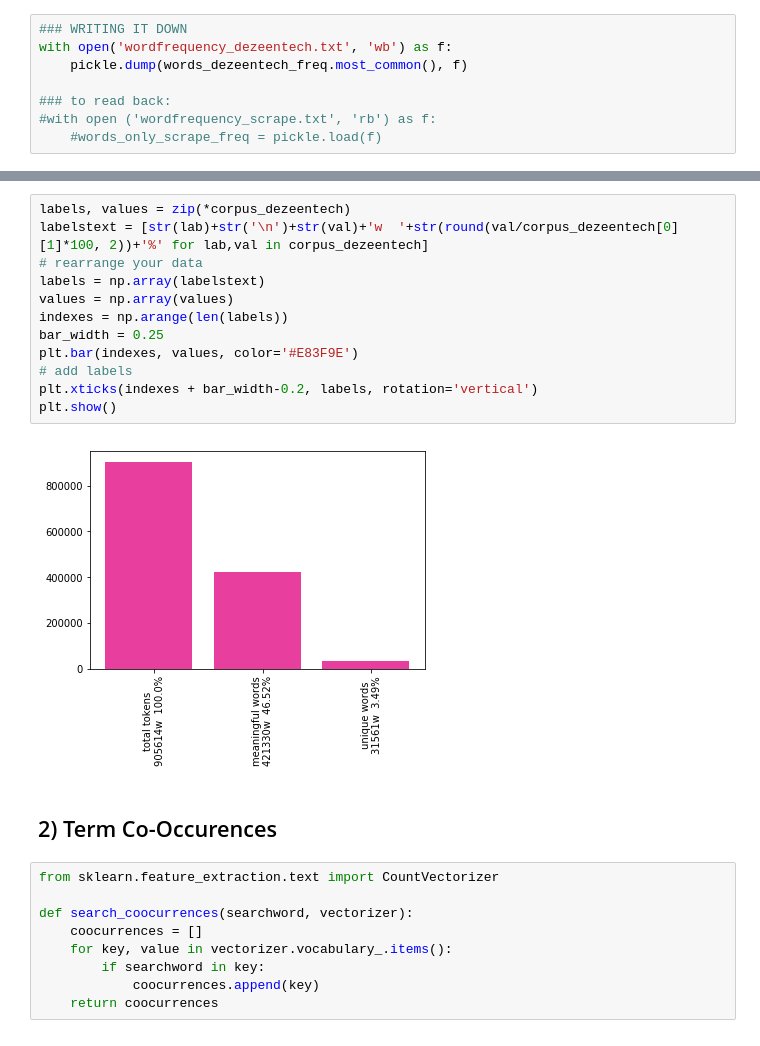
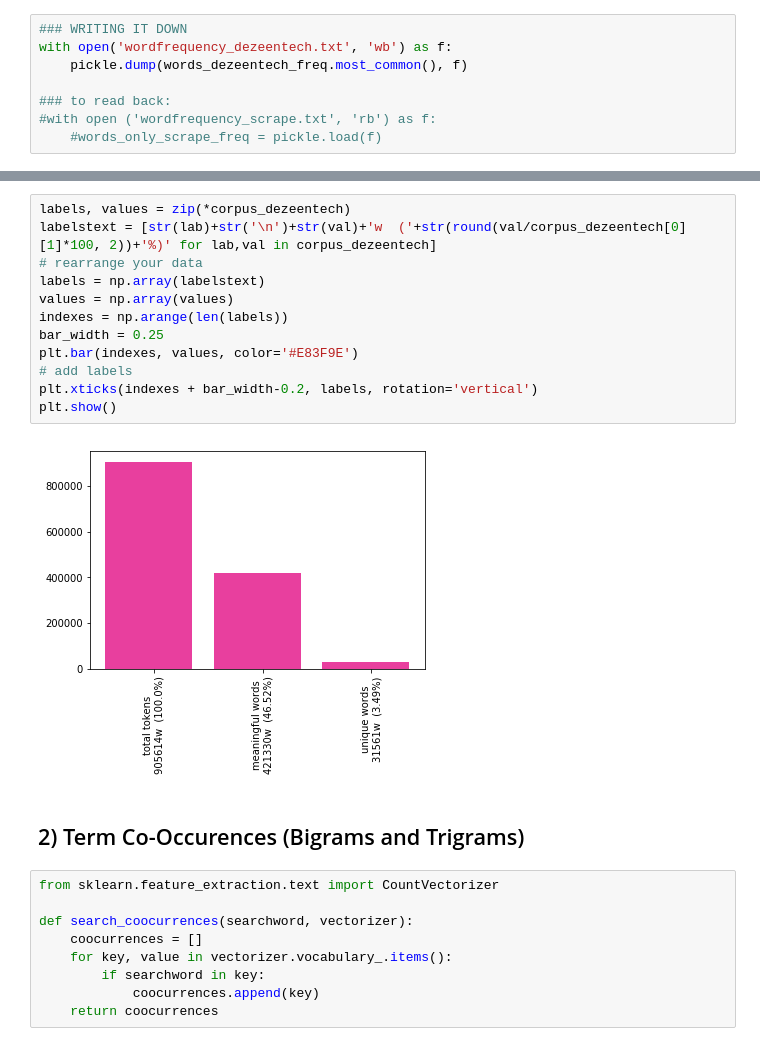
Before and after one commit to jazoza/architecturality, a Jupyter notebook: 03_text_analysis_other.ipynb, the cells around one changed output, grey strips where cells are left out. Saved outputs shown, nothing was run; the diff lists cells and outputs as text.

```diff
--- a/03_text_analysis_other.ipynb
+++ b/03_text_analysis_other.ipynb
@@ -148,19 +148,19 @@ plt.show()
 # %%
 labels, values = zip(*corpus_dezeentech)
-labelstext = [str(lab)+str('\n')+str(val)+'w  '+str(round(val/corpus_dezeentech[0][1]*100, 2))+'%' for lab,val in corpus_dezeentech]
+labelstext = [str(lab)+str('\n')+str(val)+'w  ('+str(round(val/corpus_dezeentech[0][1]*100, 2))+'%)' for lab,val in corpus_dezeentech]
 # rearrange your data
 labels = np.array(labelstext)
 values = np.array(values)
 indexes = np.arange(len(labels))
 bar_width = 0.25
 plt.bar(indexes, values, color='#E83F9E')
 # add labels
 plt.xticks(indexes + bar_width-0.2, labels, rotation='vertical')
 plt.show()
 # %% [output]
-[figure, old version]
+[figure, new version]
 # %% [markdown]
-## 2) Term Co-Occurences
+## 2) Term Co-Occurences (Bigrams and Trigrams)
 # %%
 from sklearn.feature_extraction.text import CountVectorizer
 
```
Also changed, not shown: parts of 7 cells of this notebook, 8 other files.
